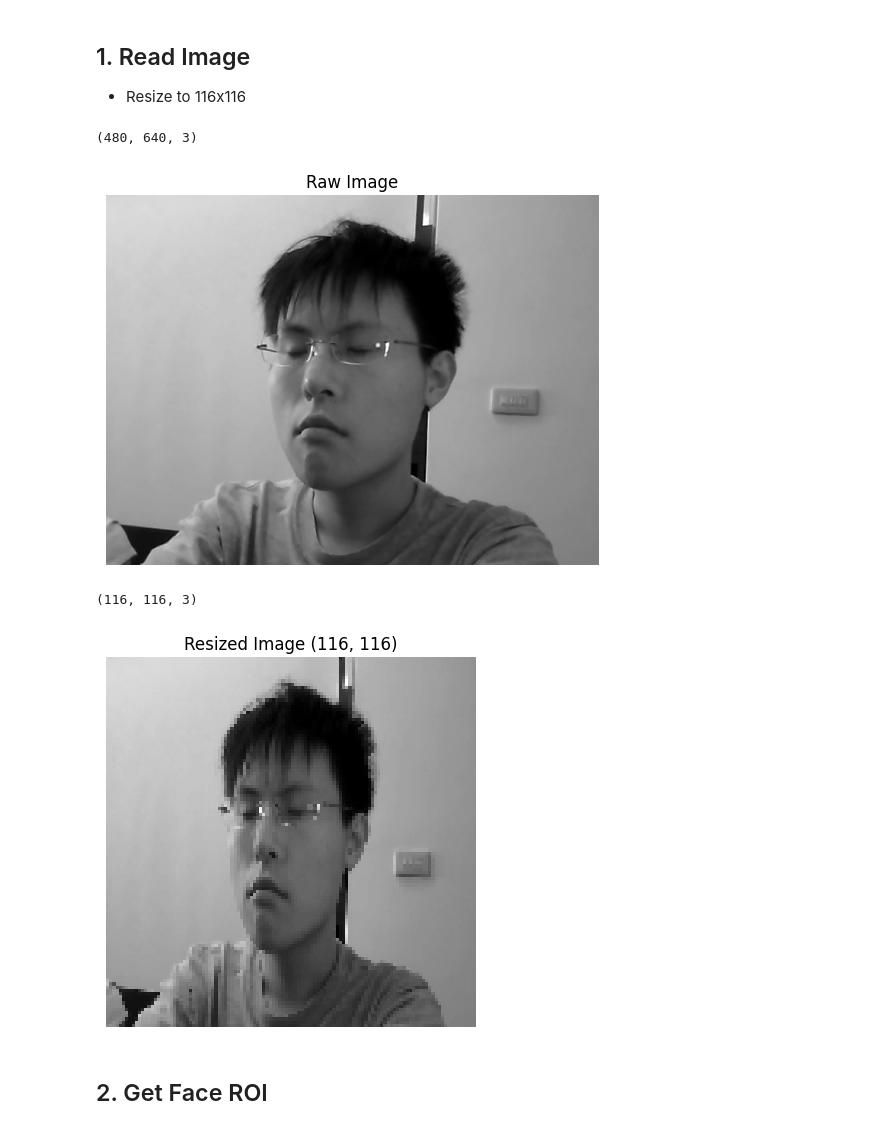
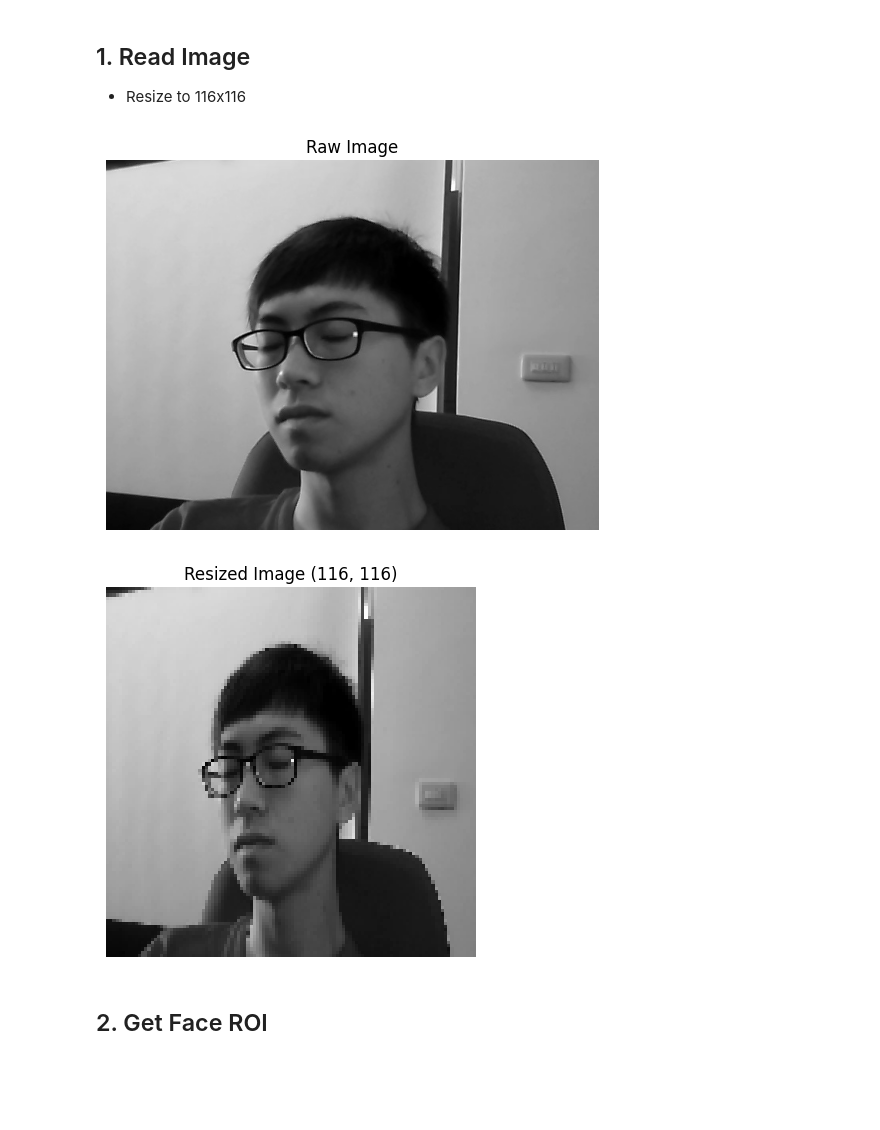
Before and after one commit to whisnumurtyga/TA-Drowsy-Detection-, a Jupyter notebook: Milestone/1. NTHU-DD x LSTM/code.ipynb, the cells around one changed output. Cells and saved outputs as stored; diff of their text form; code cells hidden in the pictures; blank space fills up the shorter version.

Commit message:
generating data train-test, train-test model

```diff
--- a/Milestone/1. NTHU-DD x LSTM/code.ipynb
+++ b/Milestone/1. NTHU-DD x LSTM/code.ipynb
@@ -123,9 +126,9 @@ def read_image(image_path, img_size=IMG_SIZE, resize=False):
     """
     img = cv2.imread(image_path)             # Membaca gambar
     img = cv2.cvtColor(img, cv2.COLOR_BGR2RGB)  # Mengubah format dari BGR (default OpenCV) ke RGB
-    if resize == True:
+    if resize:
         img = cv2.resize(img, img_size)          # Mengubah ukuran gambar sesuai img_size
-    print(img.shape)
+    # print(img.shape)
     return img  # Mengembalikan sebagai array numpy
 
 def display_image(image, title=None, landmarks=None, display=None):
@@ -154,18 +157,20 @@ def display_image(image, title=None, landmarks=None, display=None):
 # %%
 raw = dict()
 rsz = dict()
 
-file_path = "../../Datasets/NTHU-DDD/drowsy/006_glasses_slowBlinkWithNodding_499_drowsy.jpg"
+# Contoh Gambar yang Noding gagal didedteksi wajahnya
+# file_path = "../../Datasets/NTHU-DDD/train/drowsy/001_glasses_sleepyCombination_1689_drowsy.jpg"
+file_path = "../../Datasets/NTHU-DDD/train/drowsy/001_glasses_sleepyCombination_1082_drowsy.jpg"
+# file_path = "../../Datasets/NTHU-DDD/drowsy/006_glasses_slowBlinkWithNodding_499_drowsy.jpg"
+
 raw['img'] = read_image(file_path, resize=False)
 display_image(raw['img'], "Raw Image")
 
 rsz['img'] = read_image(file_path, resize=True)
 display_image(rsz['img'], f"Resized Image {IMG_SIZE}")
 # %% [output]
-(480, 640, 3)
-[figure, old version]
+[figure, new version]
-(116, 116, 3)
-[figure, old version]
+[figure, new version]
 # %% [markdown]
 ## 2. Get Face ROI
 # %%
```
Also changed, not shown: parts of 33 cells of this notebook, 7 other files.
